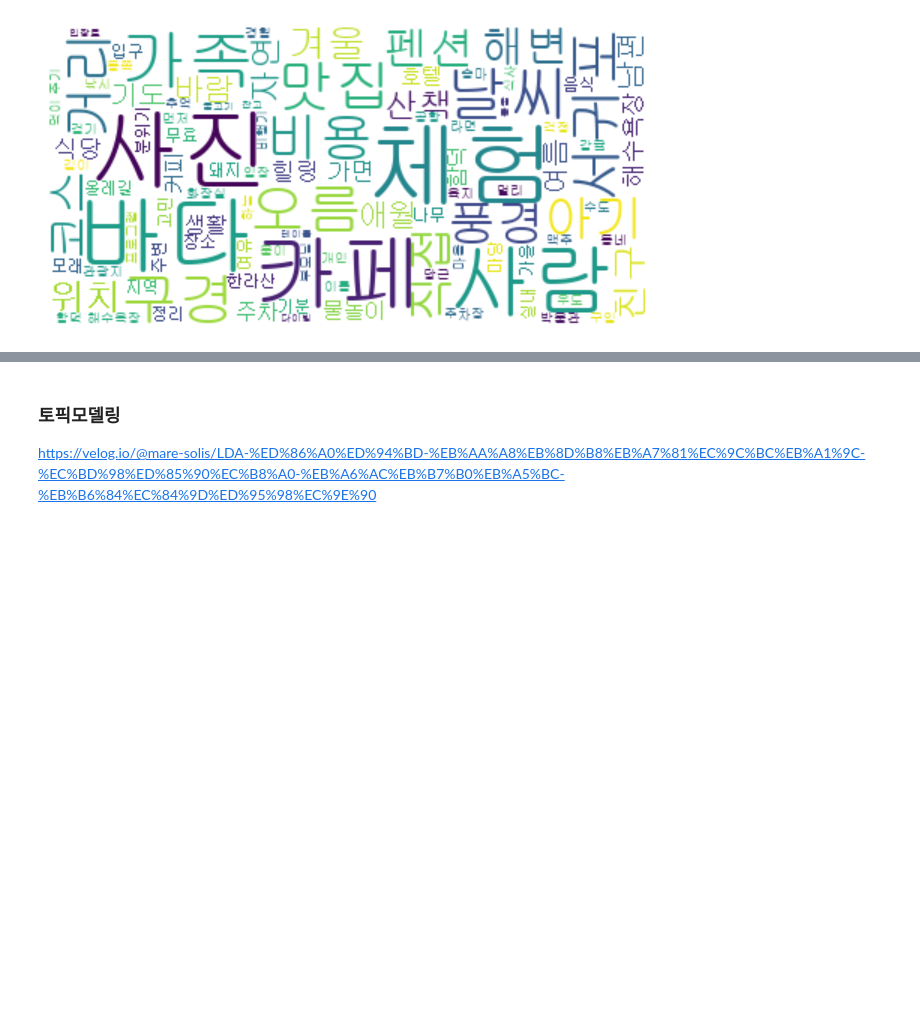
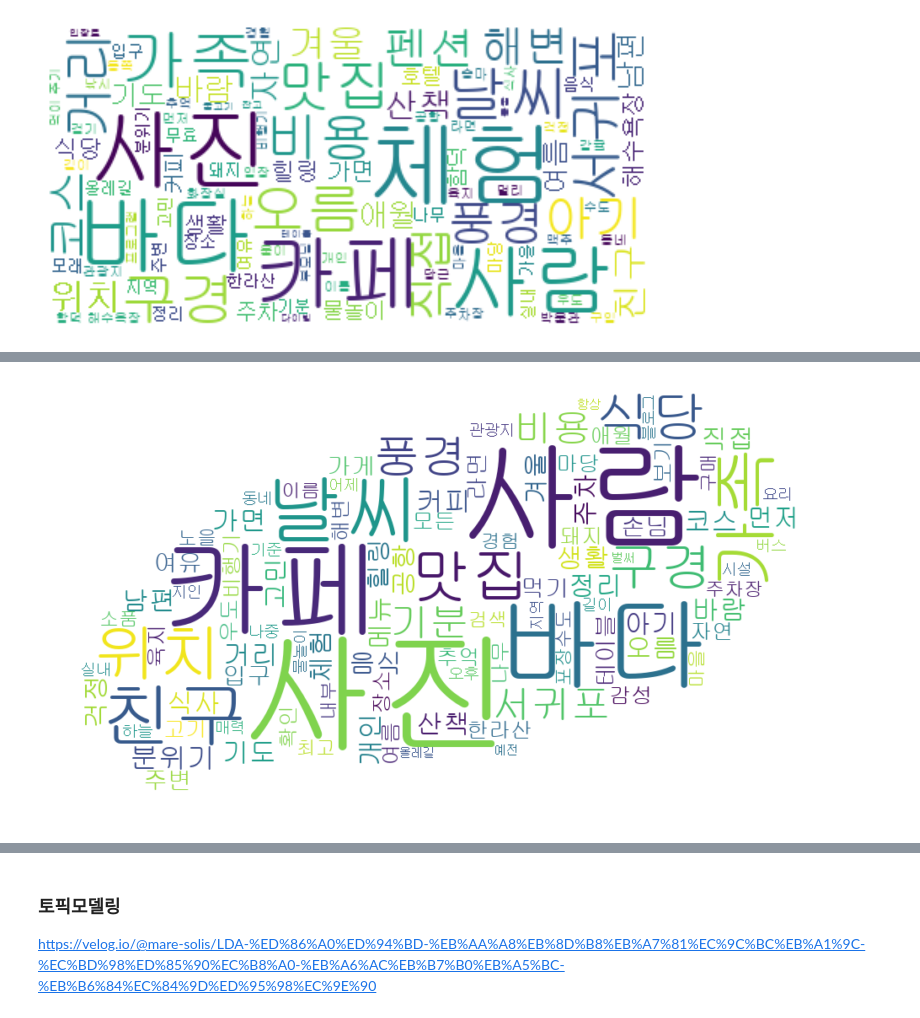
Before and after one commit to dothouse/practice, a Jupyter notebook: naver_jeju_3NLP.ipynb, the cells around one changed output, grey strips where cells are left out. Cells and saved outputs as stored; diff of their text form; code cells hidden in the pictures; blank space fills up the shorter version.

```diff
--- a/naver_jeju_3NLP.ipynb
+++ b/naver_jeju_3NLP.ipynb
@@ -360,0 +405,17 @@ plt.show()
+# %%
+temp_wc = WordCloud(
+    font_path='c://Windows/Fonts/gulim.ttc',
+    background_color='white',
+    max_words=200,
+    stopwords=stopwords,
+    mask= np.array(Image.open('제주지도.jpg'))
+).generate(temp_cloud_nouns2)
+
+# Display the WordCloud
+plt.figure(figsize=(10, 6))
+plt.imshow(temp_wc, interpolation='bilinear')
+plt.axis('off')
+
+plt.savefig(f'./result/result1.png', format='png')
+# %% [output]
+[figure, added]
```
Also changed, not shown: parts of 5 cells of this notebook, 17 other files.
